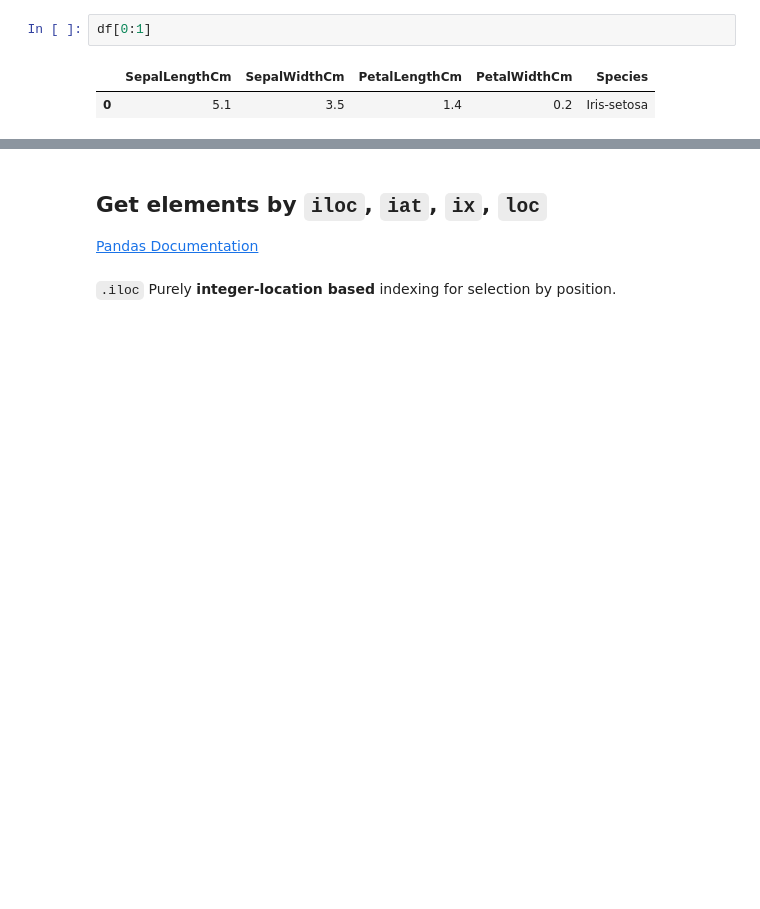
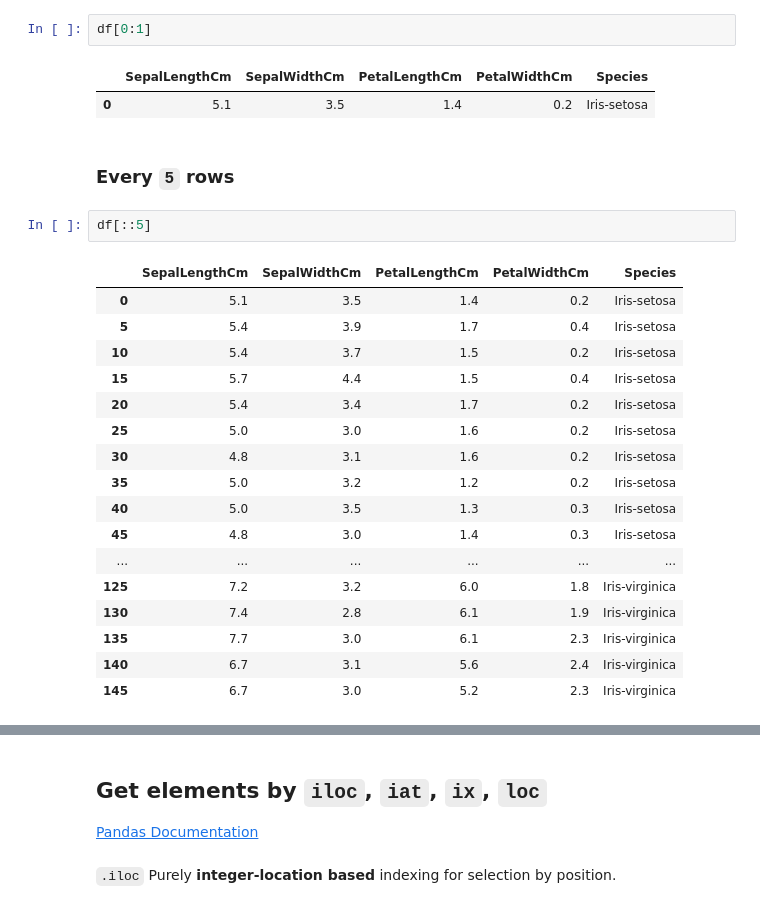
Before and after one commit to ryubidragonfire/python-cheatsheet, a Jupyter notebook: dataframe-selection.ipynb, the cells around one changed output, grey strips where cells are left out. Cells and saved outputs as stored; diff of their text form; blank space fills up the shorter version.

Commit message:
dataframe-selection

```diff
--- a/dataframe-selection.ipynb
+++ b/dataframe-selection.ipynb
@@ -40,3 +40,25 @@ df[0:1]
 # %% [output]
 |  | SepalLengthCm | SepalWidthCm | PetalLengthCm | PetalWidthCm | Species |
 | 0 | 5.1 | 3.5 | 1.4 | 0.2 | Iris-setosa |
+# %% [markdown]
+### Every `5` rows
+# %%
+df[::5]
+# %% [output]
+|  | SepalLengthCm | SepalWidthCm | PetalLengthCm | PetalWidthCm | Species |
+| 0 | 5.1 | 3.5 | 1.4 | 0.2 | Iris-setosa |
+| 5 | 5.4 | 3.9 | 1.7 | 0.4 | Iris-setosa |
+| 10 | 5.4 | 3.7 | 1.5 | 0.2 | Iris-setosa |
+| 15 | 5.7 | 4.4 | 1.5 | 0.4 | Iris-setosa |
+| 20 | 5.4 | 3.4 | 1.7 | 0.2 | Iris-setosa |
+| 25 | 5.0 | 3.0 | 1.6 | 0.2 | Iris-setosa |
+| 30 | 4.8 | 3.1 | 1.6 | 0.2 | Iris-setosa |
+| 35 | 5.0 | 3.2 | 1.2 | 0.2 | Iris-setosa |
+| 40 | 5.0 | 3.5 | 1.3 | 0.3 | Iris-setosa |
+| 45 | 4.8 | 3.0 | 1.4 | 0.3 | Iris-setosa |
+| ... | ... | ... | ... | ... | ... |
+| 125 | 7.2 | 3.2 | 6.0 | 1.8 | Iris-virginica |
+| 130 | 7.4 | 2.8 | 6.1 | 1.9 | Iris-virginica |
+| 135 | 7.7 | 3.0 | 6.1 | 2.3 | Iris-virginica |
+| 140 | 6.7 | 3.1 | 5.6 | 2.4 | Iris-virginica |
+| 145 | 6.7 | 3.0 | 5.2 | 2.3 | Iris-virginica |
```
Also changed, not shown: parts of 8 cells of this notebook.
